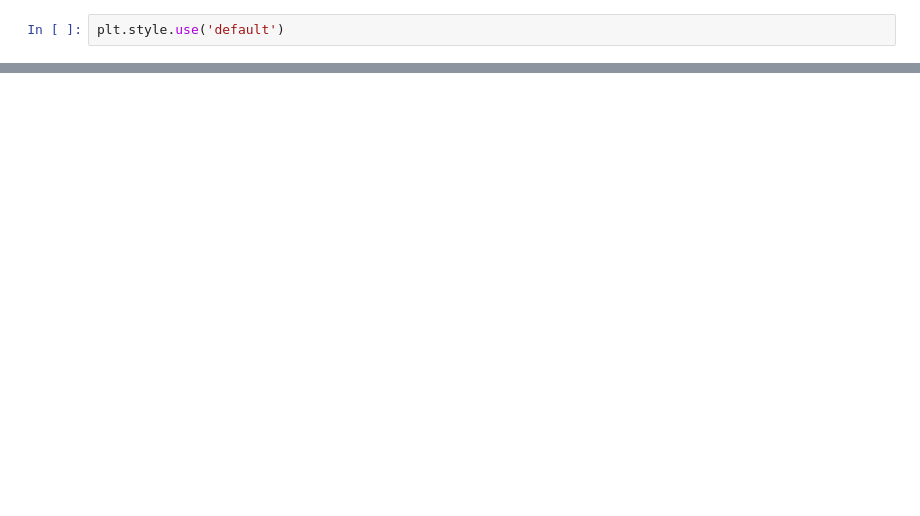
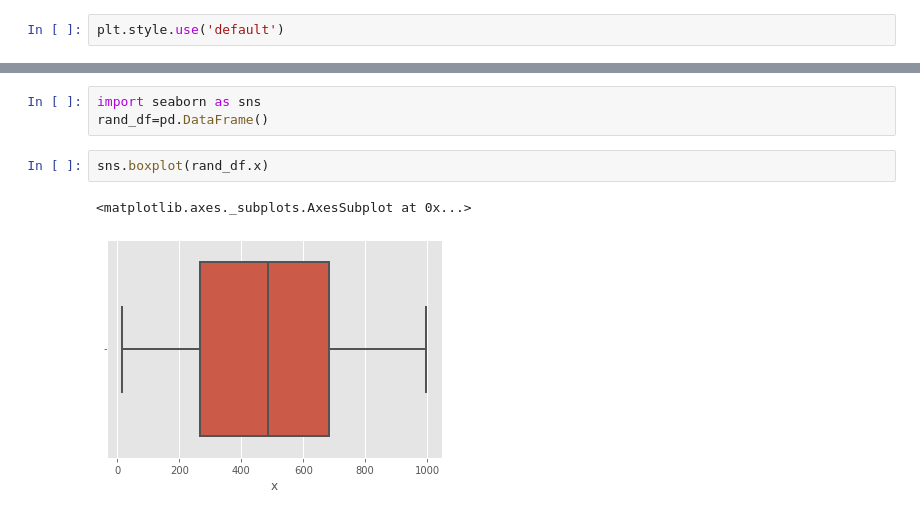
Before and after one commit to DiondreHicks/praccomp_2022, a Jupyter notebook: Praccomp_2022.ipynb, the cells around one changed output, grey strips where cells are left out. Cells and saved outputs as stored; diff of their text form; blank space fills up the shorter version.

```diff
--- a/Praccomp_2022.ipynb
+++ b/Praccomp_2022.ipynb
@@ -385,0 +429,8 @@ print(plt.style.available)
+# %%
+import seaborn as sns
+rand_df=pd.DataFrame()
+# %%
+sns.boxplot(rand_df.x)
+# %% [output]
+<matplotlib.axes._subplots.AxesSubplot at 0x...>
+[figure, added]
```
Also changed, not shown: parts of 19 cells of this notebook.
